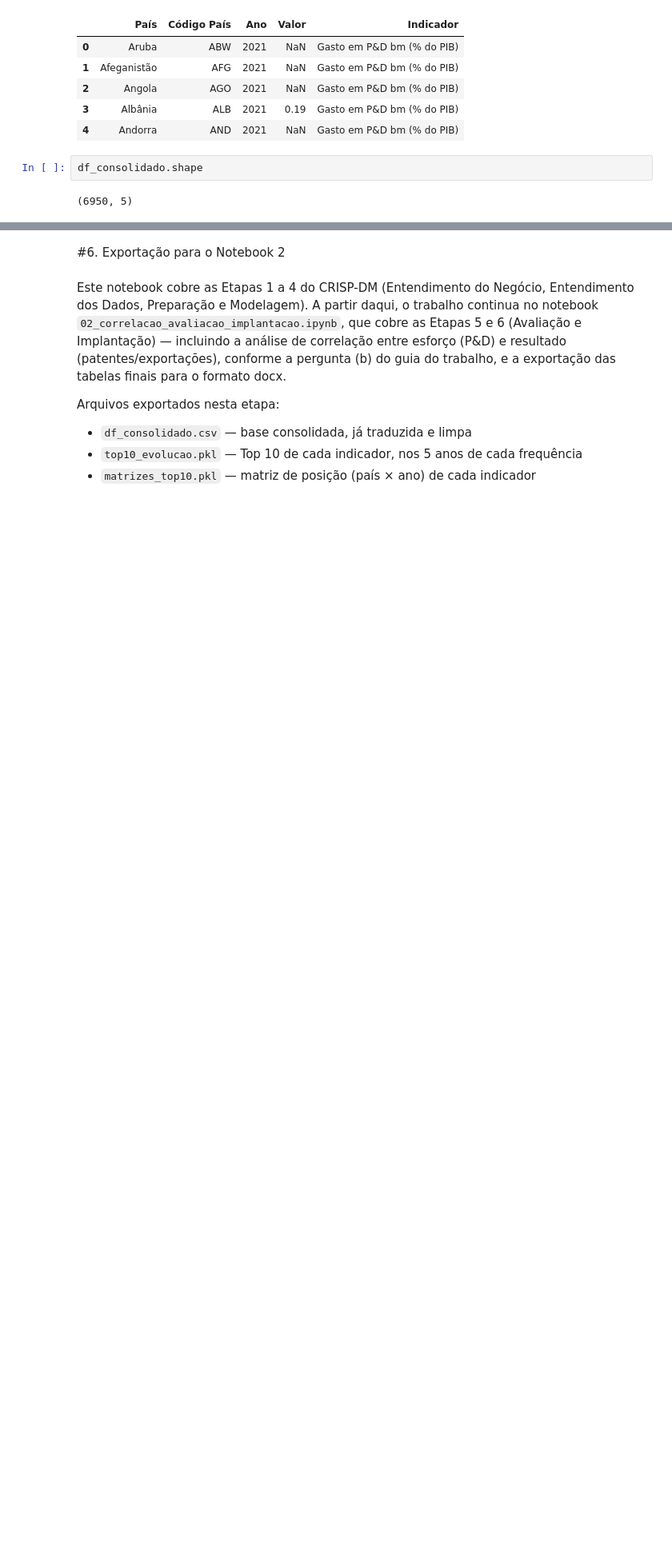
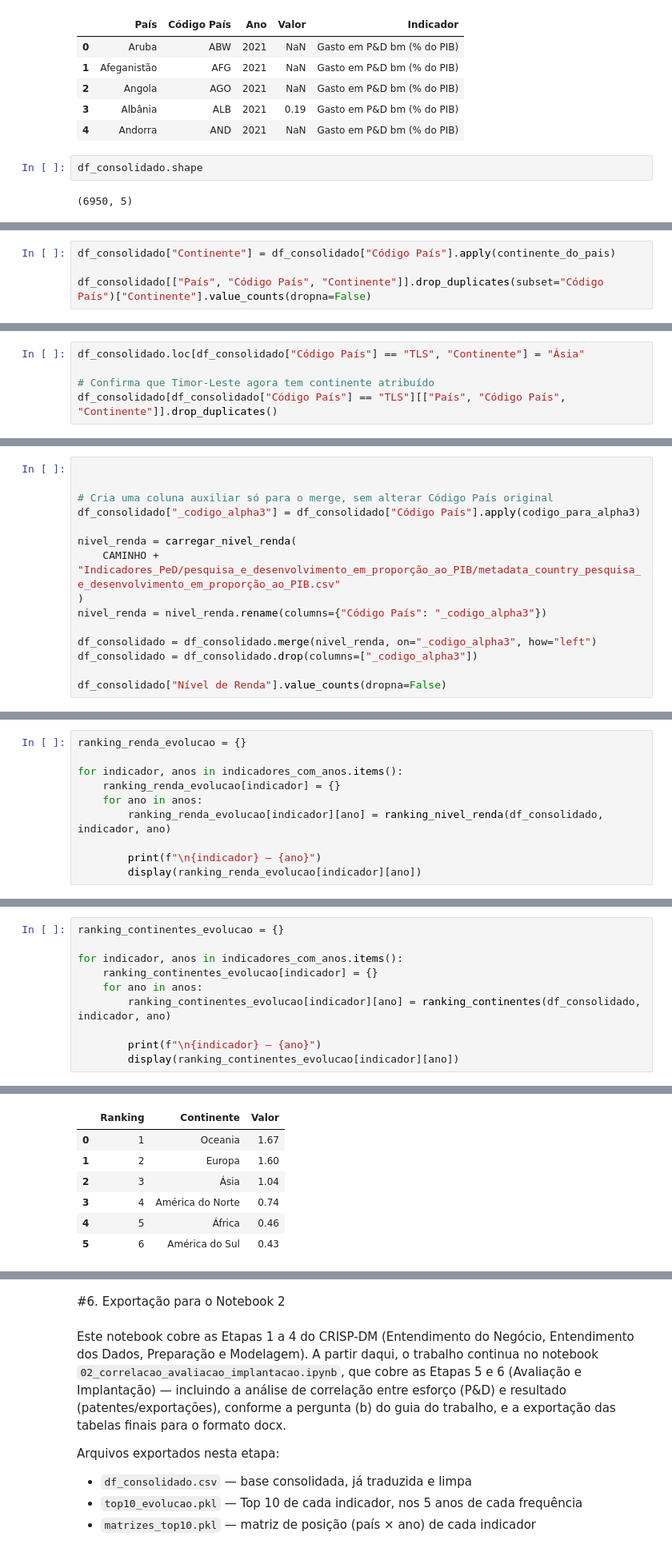
Before and after one commit to Gabriel-Roledo-ds/Analise-dos-top-10-paises-em-Inovacao-Tecnologica, a Jupyter notebook: 01_coleta_preparacao_modelagem.ipynb, the cells around one changed output, grey strips where cells are left out. Shown at 80% size. Saved outputs shown, nothing was run; the diff lists cells and outputs as text; blank space fills up the shorter version.

```diff
--- a/01_coleta_preparacao_modelagem.ipynb
+++ b/01_coleta_preparacao_modelagem.ipynb
@@ -1969,0 +2122,4 @@ df_consolidado.shape
+# %%
+df_consolidado["Continente"] = df_consolidado["Código País"].apply(continente_do_pais)
+
+df_consolidado[["País", "Código País", "Continente"]].drop_duplicates(subset="Código País")["Continente"].value_counts(dropna=False)
@@ -1969,0 +2167,5 @@ df_consolidado.shape
+# %%
+df_consolidado.loc[df_consolidado["Código País"] == "TLS", "Continente"] = "Ásia"
+
+# Confirma que Timor-Leste agora tem continente atribuído
+df_consolidado[df_consolidado["Código País"] == "TLS"][["País", "Código País", "Continente"]].drop_duplicates()
@@ -1969,0 +2186,15 @@ df_consolidado.shape
+# %%
+
+
+# Cria uma coluna auxiliar só para o merge, sem alterar Código País original
+df_consolidado["_codigo_alpha3"] = df_consolidado["Código País"].apply(codigo_para_alpha3)
+
+nivel_renda = carregar_nivel_renda(
+    CAMINHO + "Indicadores_PeD/pesquisa_e_desenvolvimento_em_proporção_ao_PIB/metadata_country_pesquisa_e_desenvolvimento_em_proporção_ao_PIB.csv"
+)
+nivel_renda = nivel_renda.rename(columns={"Código País": "_codigo_alpha3"})
+
+df_consolidado = df_consolidado.merge(nivel_renda, on="_codigo_alpha3", how="left")
+df_consolidado = df_consolidado.drop(columns=["_codigo_alpha3"])
+
+df_consolidado["Nível de Renda"].value_counts(dropna=False)
@@ -1969,0 +2215,10 @@ df_consolidado.shape
+# %%
+ranking_renda_evolucao = {}
+
+for indicador, anos in indicadores_com_anos.items():
+    ranking_renda_evolucao[indicador] = {}
+    for ano in anos:
+        ranking_renda_evolucao[indicador][ano] = ranking_nivel_renda(df_consolidado, indicador, ano)
+
+        print(f"\n{indicador} — {ano}")
+        display(ranking_renda_evolucao[indicador][ano])
@@ -1969,0 +2280,11 @@ df_consolidado.shape
+# %%
+ranking_continentes_evolucao = {}
+
+for indicador, anos in indicadores_com_anos.items():
+    ranking_continentes_evolucao[indicador] = {}
+    for ano in anos:
+        ranking_continentes_evolucao[indicador][ano] = ranking_continentes(df_consolidado, indicador, ano)
+
+        print(f"\n{indicador} — {ano}")
+        display(ranking_continentes_evolucao[indicador][ano])
+# %% [output]
@@ -1969,0 +2292,7 @@ df_consolidado.shape
+|  | Ranking | Continente | Valor |
+| 0 | 1 | Oceania | 1.67 |
+| 1 | 2 | Europa | 1.60 |
+| 2 | 3 | Ásia | 1.04 |
+| 3 | 4 | América do Norte | 0.74 |
+| 4 | 5 | África | 0.46 |
+| 5 | 6 | América do Sul | 0.43 |
```
Also changed, not shown: parts of 17 cells of this notebook.
